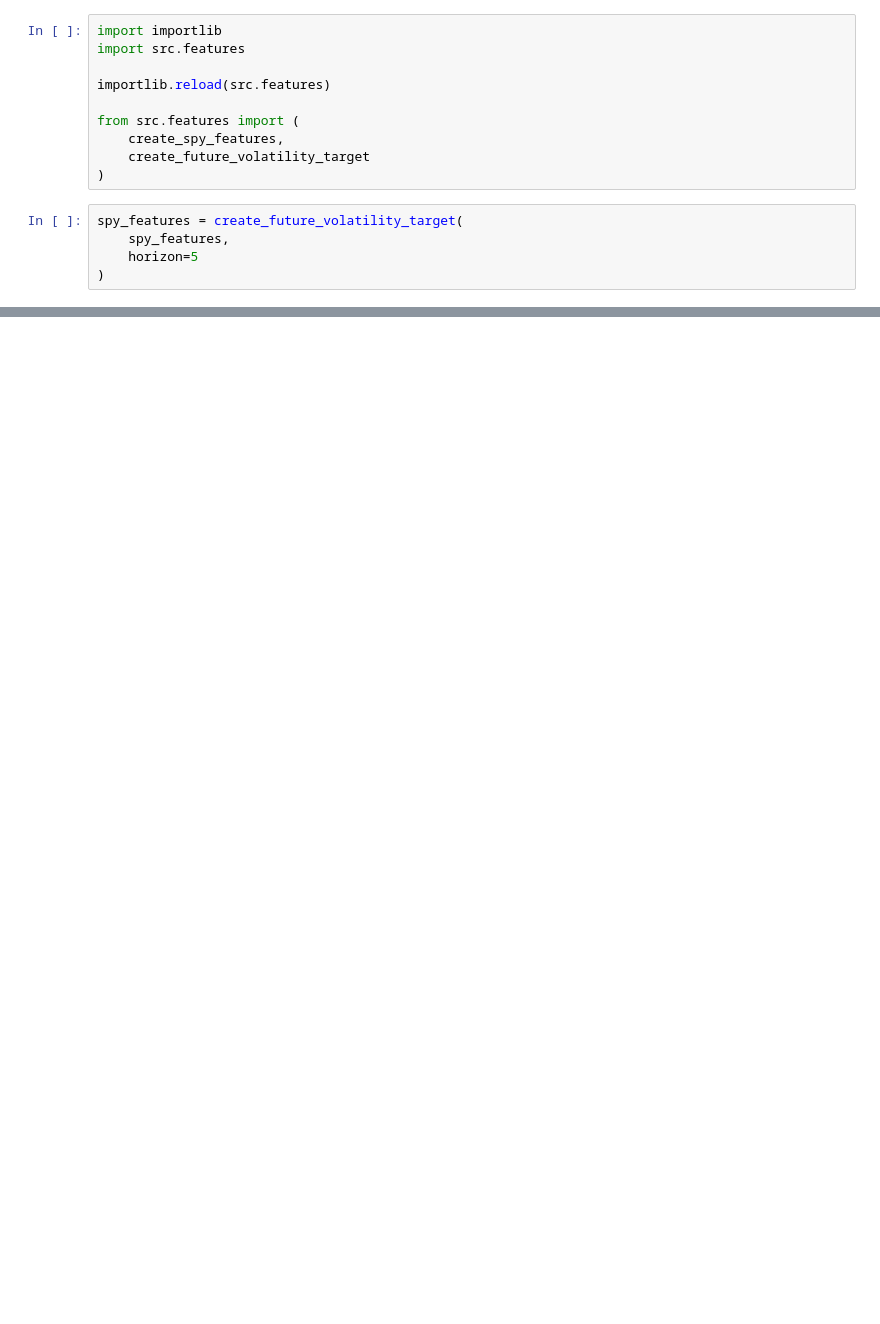
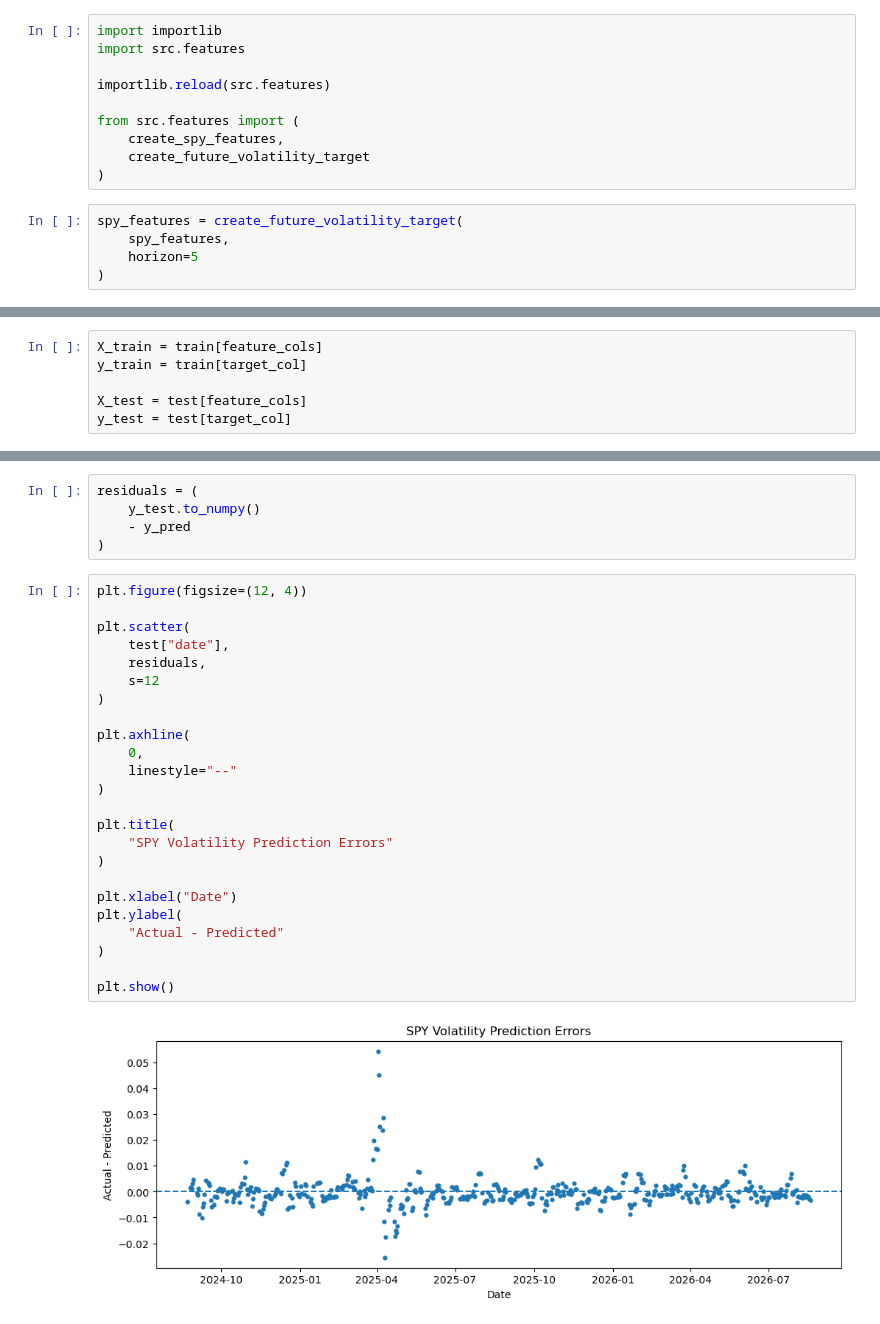
Before and after one commit to ch5510/bootcamp_chen_he, a Jupyter notebook: project/notebooks/project_pipeline.ipynb, the cells around one changed output, grey strips where cells are left out. Drawn from its saved outputs; the diff is of its cells as text; blank space fills up the shorter version.

```diff
--- a/project/notebooks/project_pipeline.ipynb
+++ b/project/notebooks/project_pipeline.ipynb
@@ -726,0 +767,6 @@ spy_features.head(25)
+# %%
+X_train = train[feature_cols]
+y_train = train[target_col]
+
+X_test = test[feature_cols]
+y_test = test[target_col]
@@ -726,0 +865,31 @@ spy_features.head(25)
+# %%
+residuals = (
+    y_test.to_numpy()
+    - y_pred
+)
+# %%
+plt.figure(figsize=(12, 4))
+
+plt.scatter(
+    test["date"],
+    residuals,
+    s=12
+)
+
+plt.axhline(
+    0,
+    linestyle="--"
+)
+
+plt.title(
+    "SPY Volatility Prediction Errors"
+)
+
+plt.xlabel("Date")
+plt.ylabel(
+    "Actual - Predicted"
+)
+
+plt.show()
+# %% [output]
+[figure, added]
```
Also changed, not shown: parts of 32 cells of this notebook, 4 other files.
